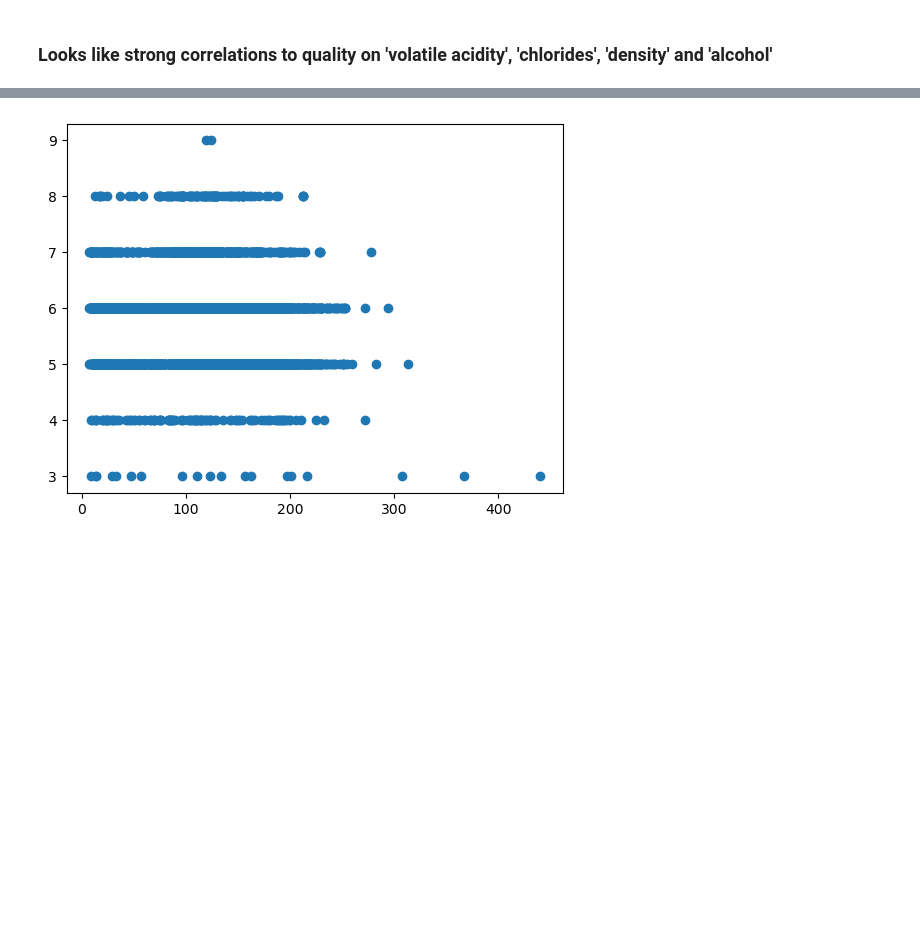
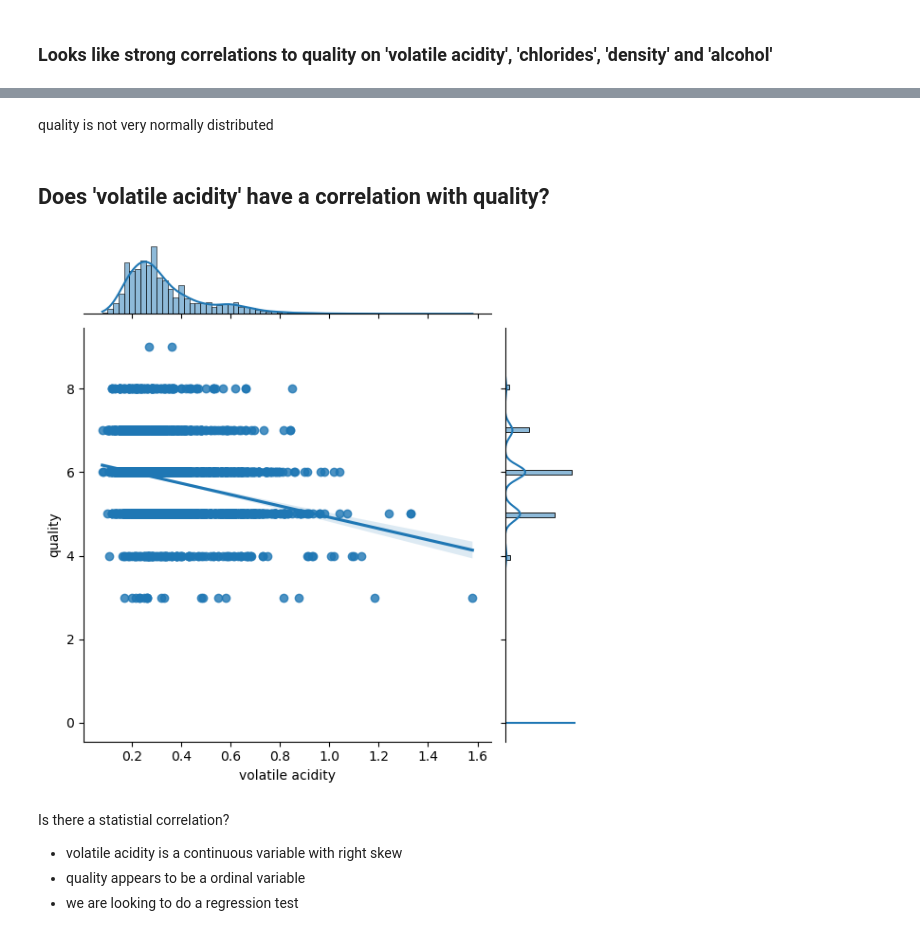
Before and after one commit to Wine-qualitity/wine-qualitiy-model, a Jupyter notebook: exploration.ipynb, the cells around one changed output, grey strips where cells are left out. Saved outputs shown, nothing was run; the diff lists cells and outputs as text; code cells hidden in the pictures; blank space fills up the shorter version.

```diff
--- a/exploration.ipynb
+++ b/exploration.ipynb
@@ -66,6 +90,15 @@ get_pairplot(train)
+# %% [markdown]
+quality is not very normally distributed
+# %% [markdown]
+## Does 'volatile acidity' have a correlation with quality?
 # %%
-plt.scatter(data=train, x='total sulfur dioxide', y='quality')
+sns.jointplot(data=train, x='volatile acidity', y='quality', kind='reg')
 plt.axhline()
 plt.show()
 # %% [output]
-[figure, old version]
+[figure, new version]
+# %% [markdown]
+Is there a statistial correlation?
+- volatile acidity is a continuous variable with right skew
+- quality appears to be a ordinal variable
+- we are looking to do a regression test
```
Also changed, not shown: parts of 5 cells of this notebook.
